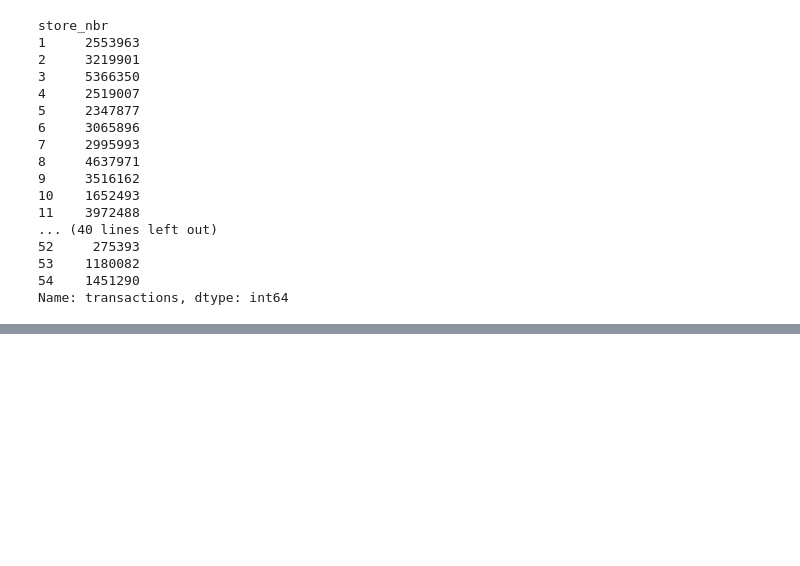
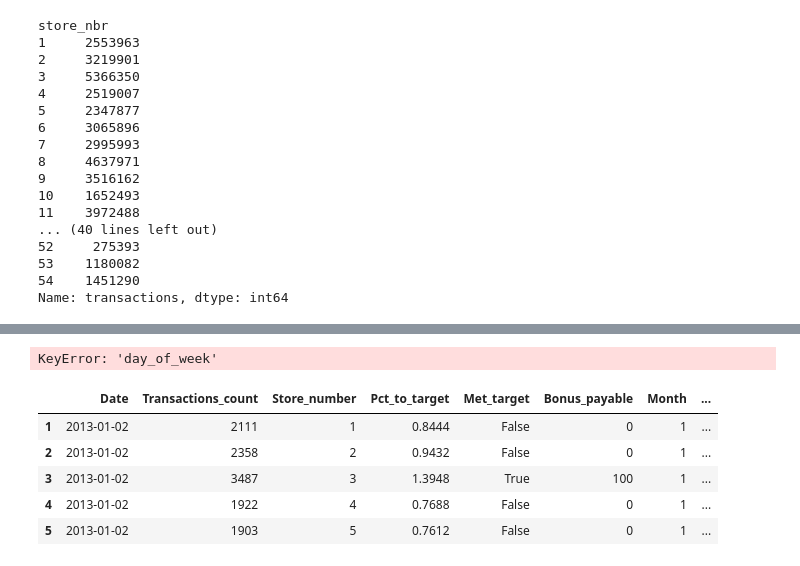
Before and after one commit to jakub-malerek/python-concepts, a Jupyter notebook: pandas_notebooks/pandas_dataframe_basics.ipynb, the cells around one changed output, grey strips where cells are left out. Saved outputs shown, nothing was run; the diff lists cells and outputs as text; code cells hidden in the pictures; blank space fills up the shorter version.

```diff
--- a/pandas_notebooks/pandas_dataframe_basics.ipynb
+++ b/pandas_notebooks/pandas_dataframe_basics.ipynb
@@ -426,0 +469,2 @@ df.sort_index(axis=1, ascending=False)
+# %%
+df = df.reindex(columns=["Date","Transactions_count","Store_number"])
@@ -426,0 +502,21 @@ df.sort_index(axis=1, ascending=False)
+# %%
+condlist = [
+    df["met_target"],
+    df["month"] % 2 == 0,
+]
+choicelist = [
+    df["day_of_week"],
+    df["Transactions_count"]
+]
+np.select(condlist=condlist,choicelist=choicelist)
+# %% [output]
+KeyError: 'day_of_week'
+# %%
+df.head()
+# %% [output]
+|  | Date | Transactions_count | Store_number | Pct_to_target | Met_target | Bonus_payable | Month | ... |
+| 1 | 2013-01-02 | 2111 | 1 | 0.8444 | False | 0 | 1 | ... |
+| 2 | 2013-01-02 | 2358 | 2 | 0.9432 | False | 0 | 1 | ... |
+| 3 | 2013-01-02 | 3487 | 3 | 1.3948 | True | 100 | 1 | ... |
+| 4 | 2013-01-02 | 1922 | 4 | 0.7688 | False | 0 | 1 | ... |
+| 5 | 2013-01-02 | 1903 | 5 | 0.7612 | False | 0 | 1 | ... |
```
Also changed, not shown: parts of 44 cells of this notebook, 1 other file.
